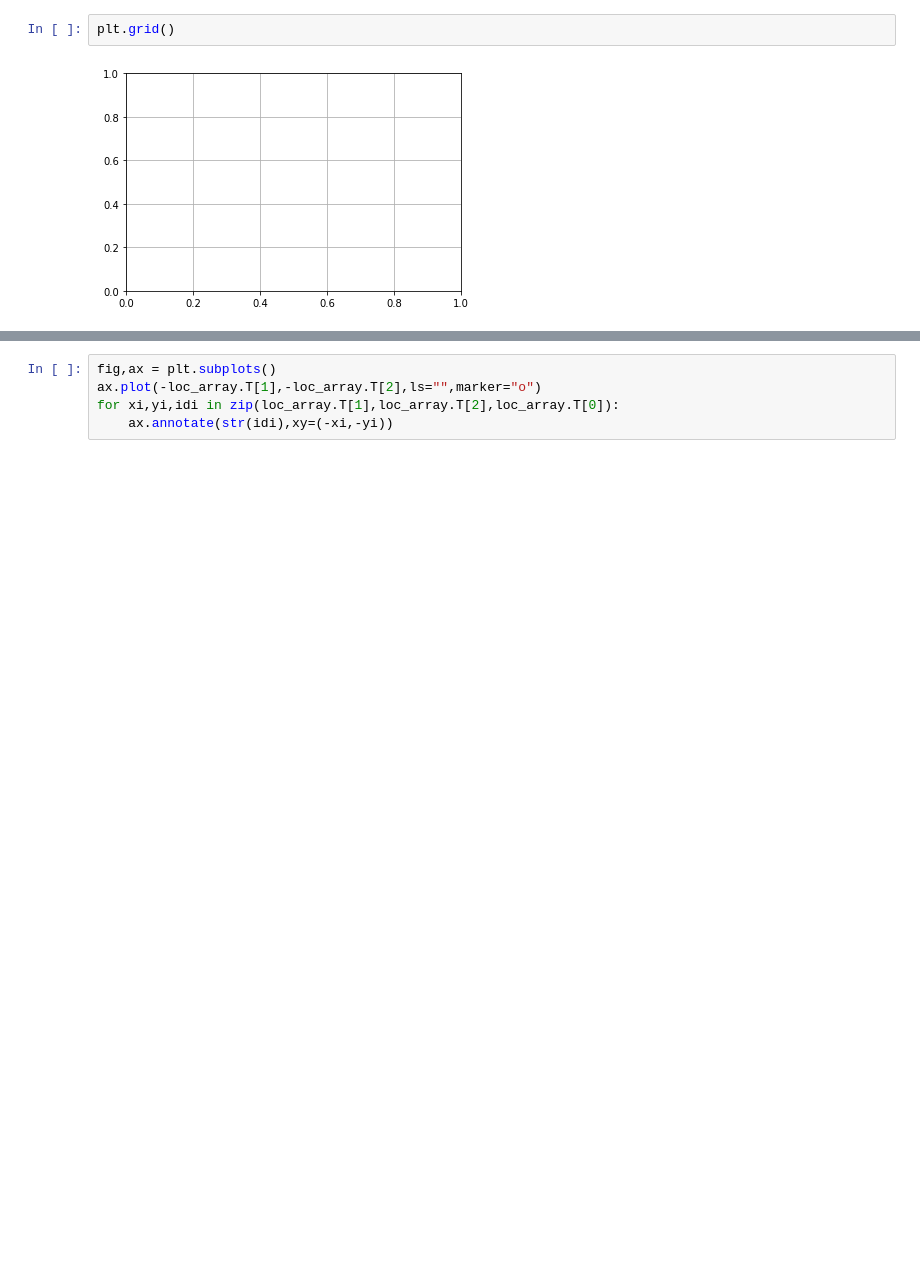
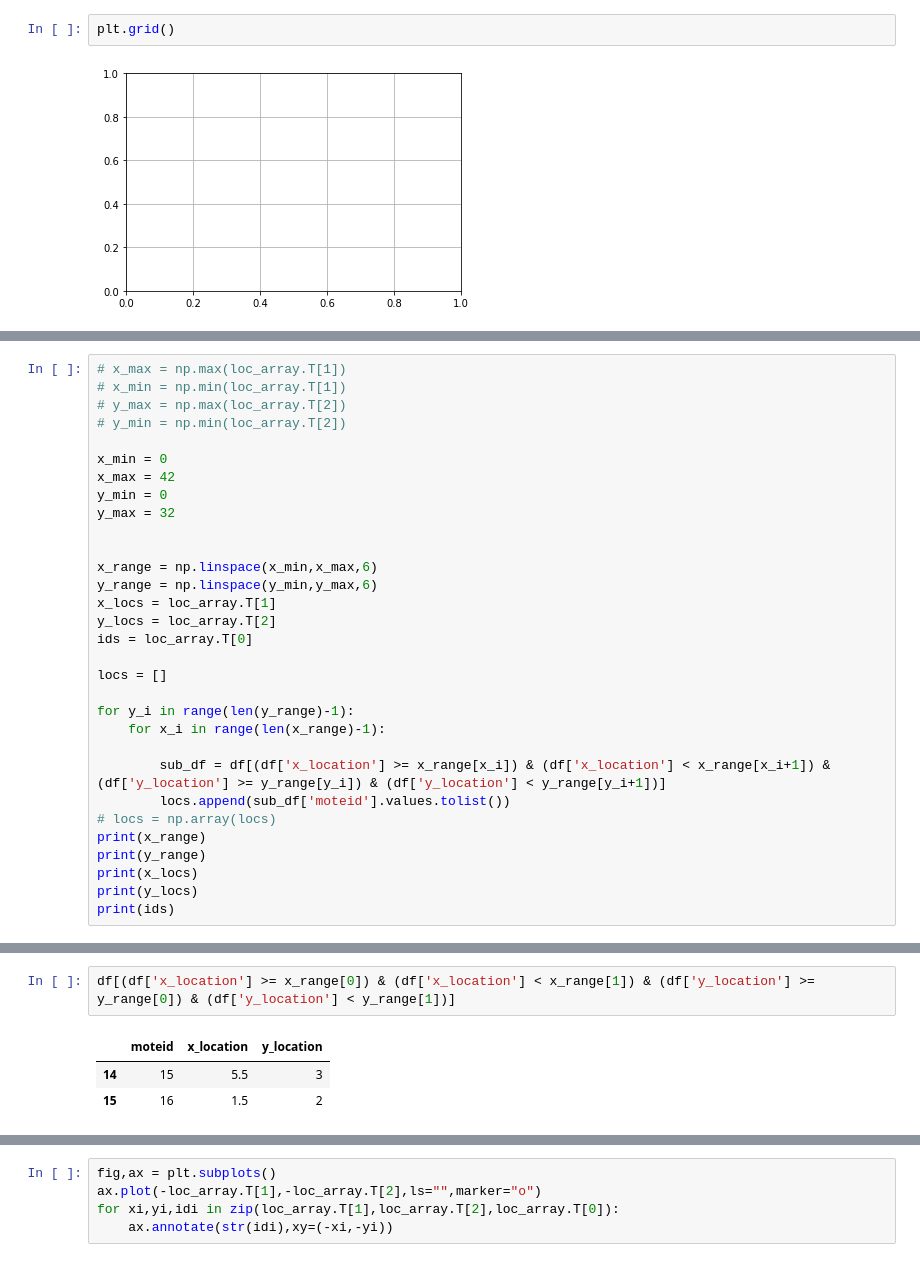
Before and after one commit to Esmidth/Intel-Indoor-Dataset, a Jupyter notebook: test3.ipynb, the cells around one changed output, grey strips where cells are left out. Saved outputs shown, nothing was run; the diff lists cells and outputs as text; blank space fills up the shorter version.

```diff
--- a/test3.ipynb
+++ b/test3.ipynb
@@ -70,0 +88,31 @@ for xi,yi,idi in zip(new_x,new_y,loc_array.T[0]):
+# %%
+# x_max = np.max(loc_array.T[1])
+# x_min = np.min(loc_array.T[1])
+# y_max = np.max(loc_array.T[2])
+# y_min = np.min(loc_array.T[2])
+
+x_min = 0
+x_max = 42
+y_min = 0
+y_max = 32
+
+
+x_range = np.linspace(x_min,x_max,6)
+y_range = np.linspace(y_min,y_max,6)
+x_locs = loc_array.T[1]
+y_locs = loc_array.T[2]
+ids = loc_array.T[0]
+
+locs = []
+
+for y_i in range(len(y_range)-1):
+    for x_i in range(len(x_range)-1):
+
+        sub_df = df[(df['x_location'] >= x_range[x_i]) & (df['x_location'] < x_range[x_i+1]) & (df['y_location'] >= y_range[y_i]) & (df['y_location'] < y_range[y_i+1])]
+        locs.append(sub_df['moteid'].values.tolist())
+# locs = np.array(locs)
+print(x_range)
+print(y_range)
+print(x_locs)
+print(y_locs)
+print(ids)
@@ -71,3 +186,9 @@ for xi,yi,idi in zip(new_x,new_y,loc_array.T[0]):
+# %%
+df[(df['x_location'] >= x_range[0]) & (df['x_location'] < x_range[1]) & (df['y_location'] >= y_range[0]) & (df['y_location'] < y_range[1])]
+# %% [output]
+|  | moteid | x_location | y_location |
+| 14 | 15 | 5.5 | 3 |
+| 15 | 16 | 1.5 | 2 |
 # %%
 import matplotlib.pyplot as plt
 from matplotlib import colors
```
Also changed, not shown: parts of 12 cells of this notebook, 32 other files.
